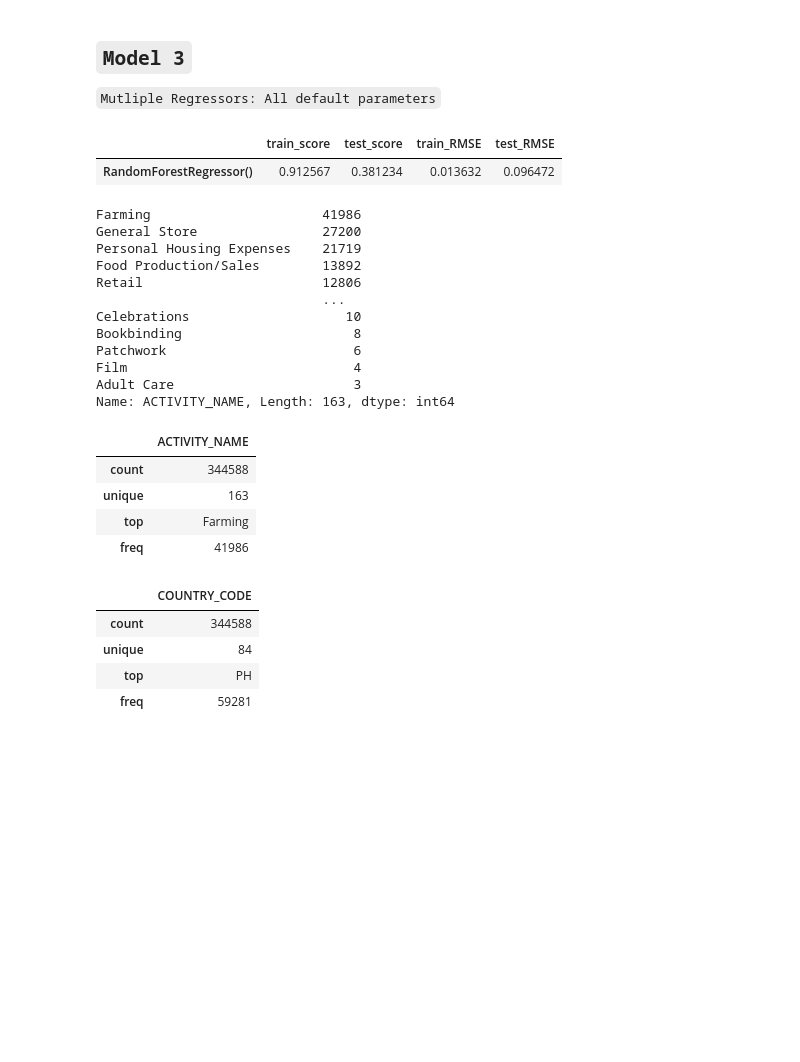
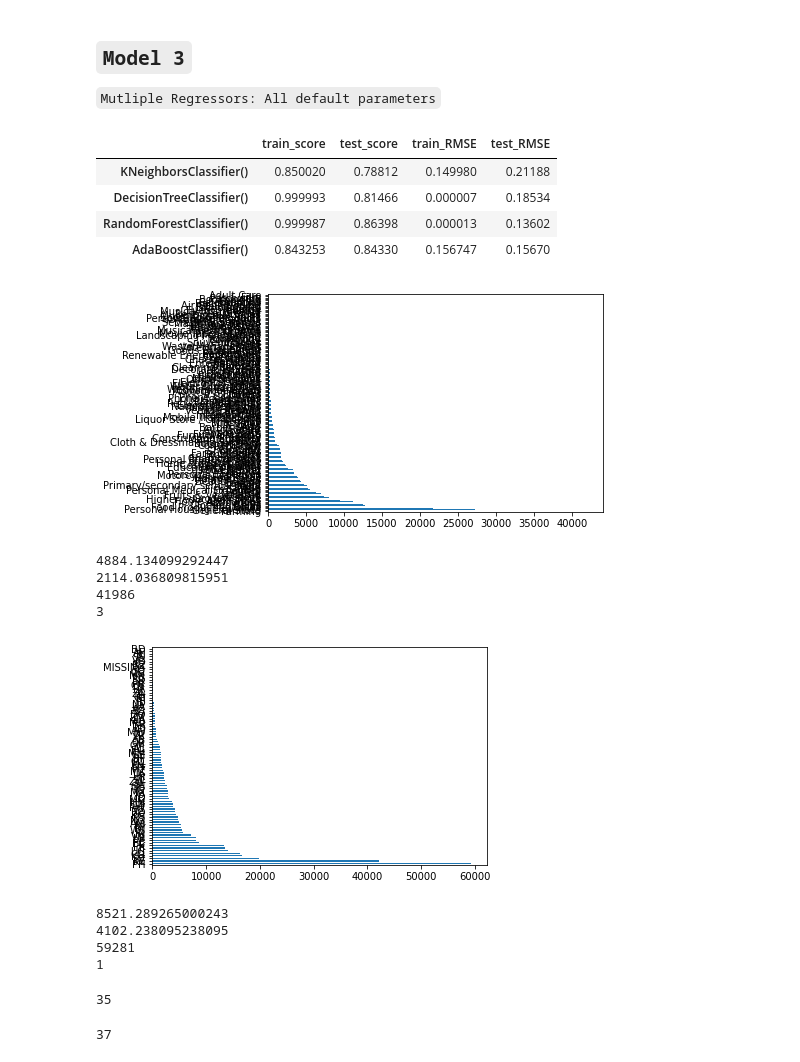
Before and after one commit to rzi11211/kiva-max-approver, a Jupyter notebook: carlos/eda_modeling.ipynb, the cells around one changed output. Saved outputs shown, nothing was run; the diff lists cells and outputs as text; code cells hidden in the pictures; blank space fills up the shorter version.

```diff
--- a/carlos/eda_modeling.ipynb
+++ b/carlos/eda_modeling.ipynb
@@ -207,11 +209,11 @@ X_test_sc = sc.transform(X_test)
 # %%
 reg = [
 #         LogisticRegression(),
-#        KNeighborsClassifier(),
-#        DecisionTreeClassifier(),
+       KNeighborsClassifier(),
+       DecisionTreeClassifier(),
 #        BaggingClassifier(),
-       RandomForestClassifier()
-#        AdaBoostClassifier(),
+       RandomForestClassifier(),
+       AdaBoostClassifier()
 #        SVC()
 ]
 # %%
@@ -236,38 +238,46 @@ def models(X_train,X_test,y_train,y_test,reg_list):
                  index=['train_score', 'test_score','train_RMSE','test_RMSE'],
                  columns=[str(c) for c in reg_list]).T
 # %%
-models(X_train,X_test, y_train,y_test, reg_list)
+models(X_train,X_test, y_train,y_test, reg)
 # %% [output]
 |  | train_score | test_score | train_RMSE | test_RMSE |
-| RandomForestRegressor() | 0.912567 | 0.381234 | 0.013632 | 0.096472 |
+| KNeighborsClassifier() | 0.850020 | 0.78812 | 0.149980 | 0.21188 |
+| DecisionTreeClassifier() | 0.999993 | 0.81466 | 0.000007 | 0.18534 |
+| RandomForestClassifier() | 0.999987 | 0.86398 | 0.000013 | 0.13602 |
+| AdaBoostClassifier() | 0.843253 | 0.84330 | 0.156747 | 0.15670 |
 # %%
-df['ACTIVITY_NAME'].value_counts()
+df['ACTIVITY_NAME'].value_counts().plot.barh();
 # %% [output]
-Farming                      41986
-General Store                27200
-Personal Housing Expenses    21719
-Food Production/Sales        13892
-Retail                       12806
-                             ...
-Celebrations                    10
-Bookbinding                      8
-Patchwork                        6
-Film                             4
-Adult Care                       3
-Name: ACTIVITY_NAME, Length: 163, dtype: int64
+[figure, added]
-# %%
-df[['ACTIVITY_NAME']].describe()
-# %% [output]
-|  | ACTIVITY_NAME |
-| count | 344588 |
-| unique | 163 |
-| top | Farming |
-| freq | 41986 |
+# %%
+print(df['ACTIVITY_NAME'].value_counts().std())
+print(df['ACTIVITY_NAME'].value_counts().mean())
+print(df['ACTIVITY_NAME'].value_counts().max())
+print(df['ACTIVITY_NAME'].value_counts().min())
+# %% [output]
+4884.134099292447
+2114.036809815951
+41986
+3
 # %%
-df[['COUNTRY_CODE']].describe()
+df['COUNTRY_CODE'].value_counts().plot.barh();
 # %% [output]
-|  | COUNTRY_CODE |
-| count | 344588 |
-| unique | 84 |
-| top | PH |
-| freq | 59281 |
+[figure, added]
+# %%
+print(df['COUNTRY_CODE'].value_counts().std())
+print(df['COUNTRY_CODE'].value_counts().mean())
+print(df['COUNTRY_CODE'].value_counts().max())
+print(df['COUNTRY_CODE'].value_counts().min())
+# %% [output]
+8521.289265000243
+4102.238095238095
+59281
+1
+# %%
+sum(df['COUNTRY_CODE'].value_counts()>=2000)
+# %% [output]
+35
+# %%
+sum(df['ACTIVITY_NAME'].value_counts()>=2000)
+# %% [output]
+37
```
Also changed, not shown: parts of 10 cells of this notebook.
